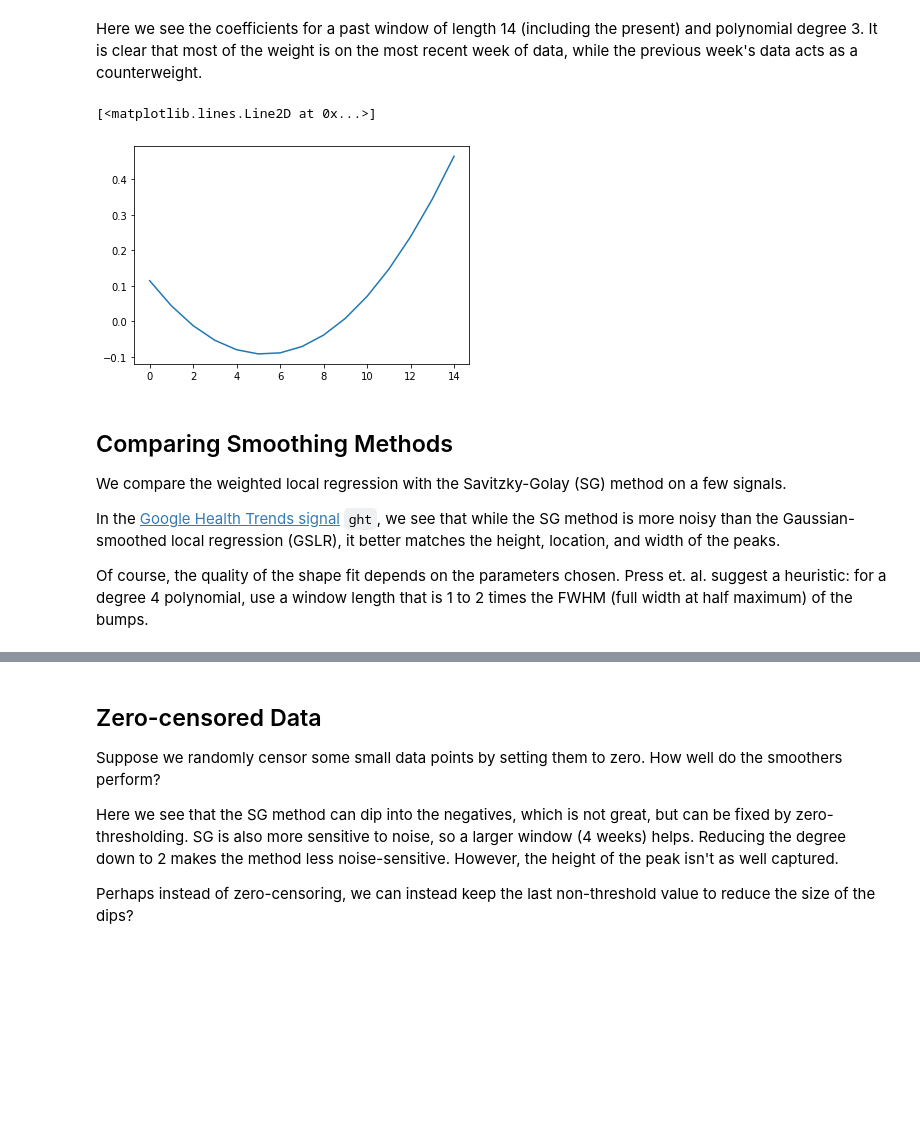
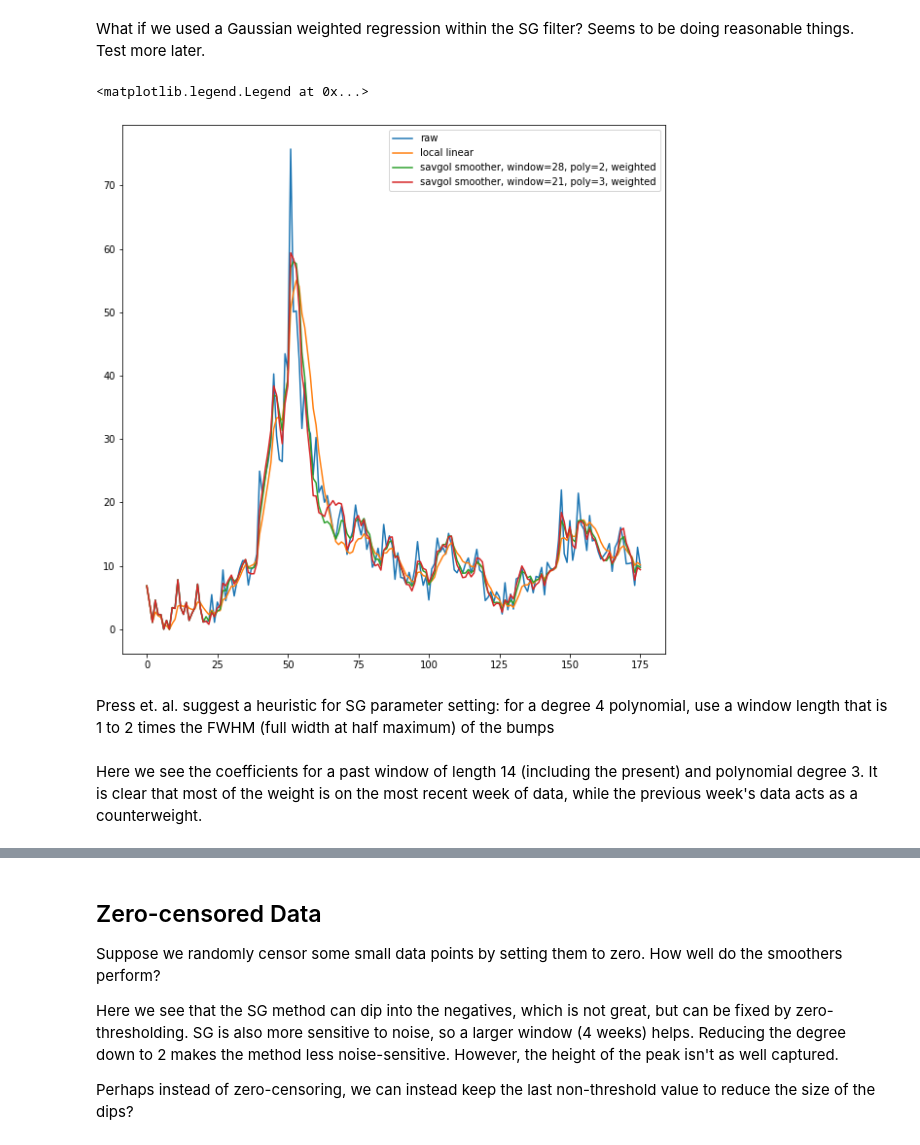
Before and after one commit to sgsmob/covidcast-indicators, a Jupyter notebook: _delphi_utils_python/delphi_utils/smoothing_docs/COVIDcast Smoothing.ipynb, the cells around one changed output, grey strips where cells are left out. Saved outputs shown, nothing was run; the diff lists cells and outputs as text; code cells hidden in the pictures; blank space fills up the shorter version.

```diff
--- a/_delphi_utils_python/delphi_utils/smoothing_docs/COVIDcast Smoothing.ipynb
+++ b/_delphi_utils_python/delphi_utils/smoothing_docs/COVIDcast Smoothing.ipynb
@@ -42,14 +59,19 @@ flights.passengers.to_numpy()
+# %% [markdown]
+What if we used a Gaussian weighted regression within the SG filter? Seems to be doing reasonable things. Test more later.
+# %%
+plt.figure(figsize=(10,10))
+plt.plot(np.array(data_raw.value), label="raw")
+smoother = Smoother(method_name='local_linear', gaussian_bandwidth=100)
+plt.plot(smoother.smooth(np.array(data_raw.value)), label="local linear")
+smoother = Smoother(window_length=21, poly_fit_degree=2, savgol_weighted=True, gaussian_bandwidth=100)
+plt.plot(smoother.smooth(np.array(data_raw.value)), label="savgol smoother, window=28, poly=2, weighted")
+smoother = Smoother(window_length=21, poly_fit_degree=3, savgol_weighted=True, gaussian_bandwidth=1000)
+plt.plot(smoother.smooth(np.array(data_raw.value)), label="savgol smoother, window=21, poly=3, weighted")
+plt.legend()
+# %% [output]
+<matplotlib.legend.Legend at 0x...>
+[figure, added]
+# %% [markdown]
+Press et. al. suggest a heuristic for SG parameter setting: for a degree 4 polynomial, use a window length that is 1 to 2 times the FWHM (full width at half maximum) of the bumps
 # %% [markdown]
 Here we see the coefficients for a past window of length 14 (including the present) and polynomial degree 3. It is clear that most of the weight is on the most recent week of data, while the previous week's data acts as a counterweight.
-# %%
-plt.plot(causal_savgol_coeffs(14, 3))
-# %% [output]
-[<matplotlib.lines.Line2D at 0x...>]
-[figure, removed]
-# %% [markdown]
-## Comparing Smoothing Methods
-We compare the weighted local regression with the Savitzky-Golay (SG) method on a few signals.
-
-In the [Google Health Trends signal](https://github.com/cmu-delphi/delphi-epidata/blob/main/docs/api/covidcast-signals/ght.md) `ght`, we see that while the SG method is more noisy than the Gaussian-smoothed local regression (GSLR), it better matches the height, location, and width of the peaks.
-
-Of course, the quality of the shape fit depends on the parameters chosen. Press et. al. suggest a heuristic: for a degree 4 polynomial, use a window length that is 1 to 2 times the FWHM (full width at half maximum) of the bumps.
```
Also changed, not shown: parts of 13 cells of this notebook.
